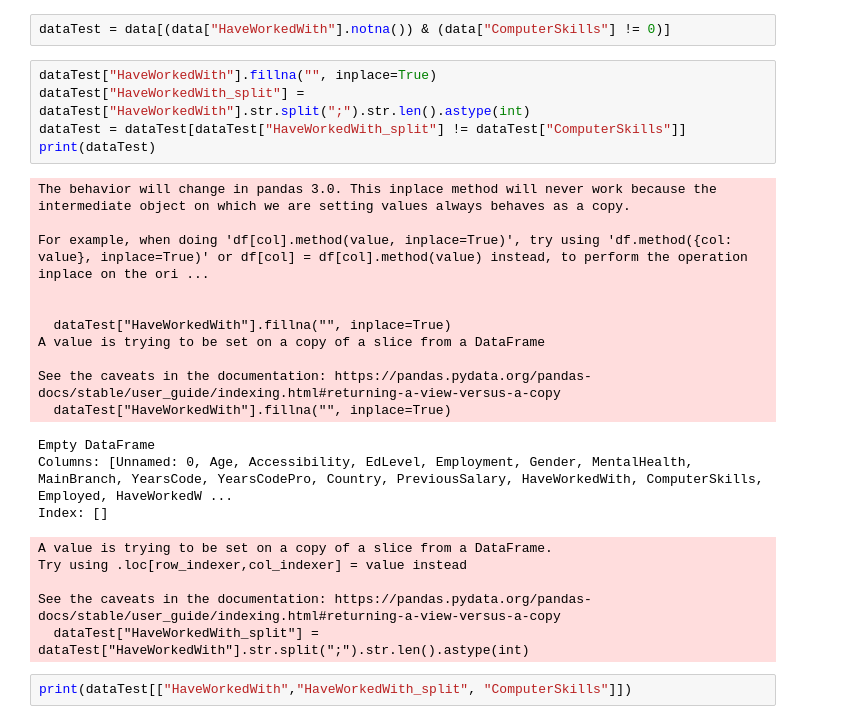
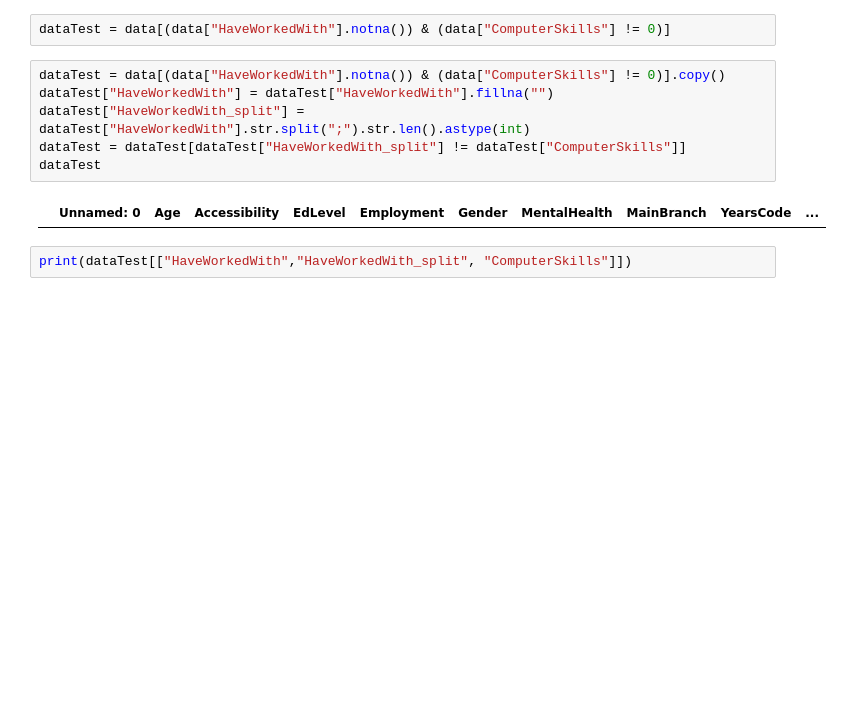
Before and after one commit to tixomirof/mo2_team_colabs, a Jupyter notebook: МО2_Команда2_Лаб01_v1.ipynb, the cells around one changed output. Drawn from its saved outputs; the diff is of its cells as text; blank space fills up the shorter version.

```diff
--- a/МО2_Команда2_Лаб01_v1.ipynb
+++ b/МО2_Команда2_Лаб01_v1.ipynb
@@ -90,29 +90,13 @@ data.head()
 # %%
 dataTest = data[(data["HaveWorkedWith"].notna()) & (data["ComputerSkills"] != 0)]
 # %%
-dataTest["HaveWorkedWith"].fillna("", inplace=True)
+dataTest = data[(data["HaveWorkedWith"].notna()) & (data["ComputerSkills"] != 0)].copy()
+dataTest["HaveWorkedWith"] = dataTest["HaveWorkedWith"].fillna("")
 dataTest["HaveWorkedWith_split"] = dataTest["HaveWorkedWith"].str.split(";").str.len().astype(int)
 dataTest = dataTest[dataTest["HaveWorkedWith_split"] != dataTest["ComputerSkills"]]
-print(dataTest)
+dataTest
 # %% [output]
-The behavior will change in pandas 3.0. This inplace method will never work because the intermediate object on which we are setting values always behaves as a copy.
-
-For example, when doing 'df[col].method(value, inplace=True)', try using 'df.method({col: value}, inplace=True)' or df[col] = df[col].method(value) instead, to perform the operation inplace on the ori ...
-
-
-  dataTest["HaveWorkedWith"].fillna("", inplace=True)
-A value is trying to be set on a copy of a slice from a DataFrame
-
-See the caveats in the documentation: https://pandas.pydata.org/pandas-docs/stable/user_guide/indexing.html#returning-a-view-versus-a-copy
-  dataTest["HaveWorkedWith"].fillna("", inplace=True)
-Empty DataFrame
-Columns: [Unnamed: 0, Age, Accessibility, EdLevel, Employment, Gender, MentalHealth, MainBranch, YearsCode, YearsCodePro, Country, PreviousSalary, HaveWorkedWith, ComputerSkills, Employed, HaveWorkedW ...
-Index: []
-A value is trying to be set on a copy of a slice from a DataFrame.
-Try using .loc[row_indexer,col_indexer] = value instead
-
-See the caveats in the documentation: https://pandas.pydata.org/pandas-docs/stable/user_guide/indexing.html#returning-a-view-versus-a-copy
-  dataTest["HaveWorkedWith_split"] = dataTest["HaveWorkedWith"].str.split(";").str.len().astype(int)
+|  | Unnamed: 0 | Age | Accessibility | EdLevel | Employment | Gender | MentalHealth | MainBranch | YearsCode | ... |
 # %%
 print(dataTest[["HaveWorkedWith","HaveWorkedWith_split", "ComputerSkills"]])
 # %% [output]
```
Also changed, not shown: parts of 20 cells of this notebook.
